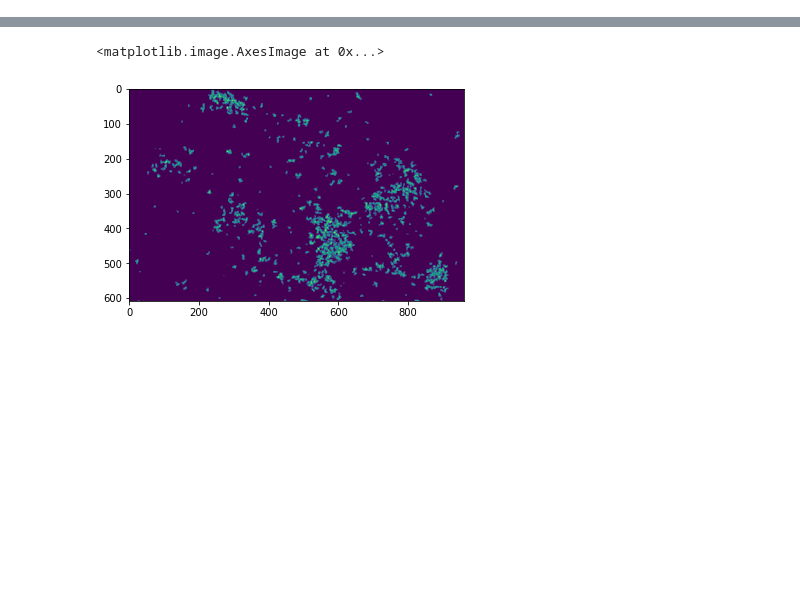
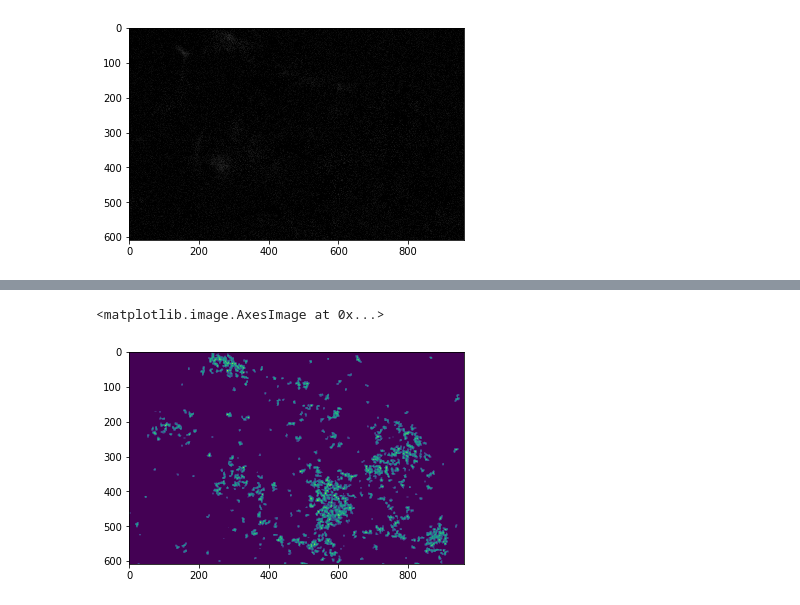
Before and after one commit to wprazuch/Astral, a Jupyter notebook: notebooks/Waves_repr_handling.ipynb, the cells around one changed output, grey strips where cells are left out. Cells and saved outputs as stored; diff of their text form; code cells hidden in the pictures; blank space fills up the shorter version.

```diff
--- a/notebooks/Waves_repr_handling.ipynb
+++ b/notebooks/Waves_repr_handling.ipynb
@@ -11,3 +20,19 @@ waves_norm = np.load('/Volumes/OTHERS/Doktorat/Essen/debug_data/waves_norm.npy')
+# %%
+fig = plt.figure()
+
+ims = []
+for i in tqdm(range(waves_norm.shape[2])):
+    im = plt.imshow(waves_norm[:,:,i], animated=True, cmap='gray', vmin=0, vmax=255)
+    ims.append([im])
+
+ani = animation.ArtistAnimation(fig, ims, interval=50, blit=True,
+                                repeat_delay=1000)
+
+ani.save('D:\\Doktorat\\Essen\\others\\waves_norm1.mp4')
+
+#plt.show()
+# %% [output]
+[figure, added]
 # %%
 plt.imshow(waves_norm[:,560,:], cmap='gray', vmin=0, vmax=255)
 # %% [output]
```
Also changed, not shown: parts of 43 cells of this notebook, 8 other files.
